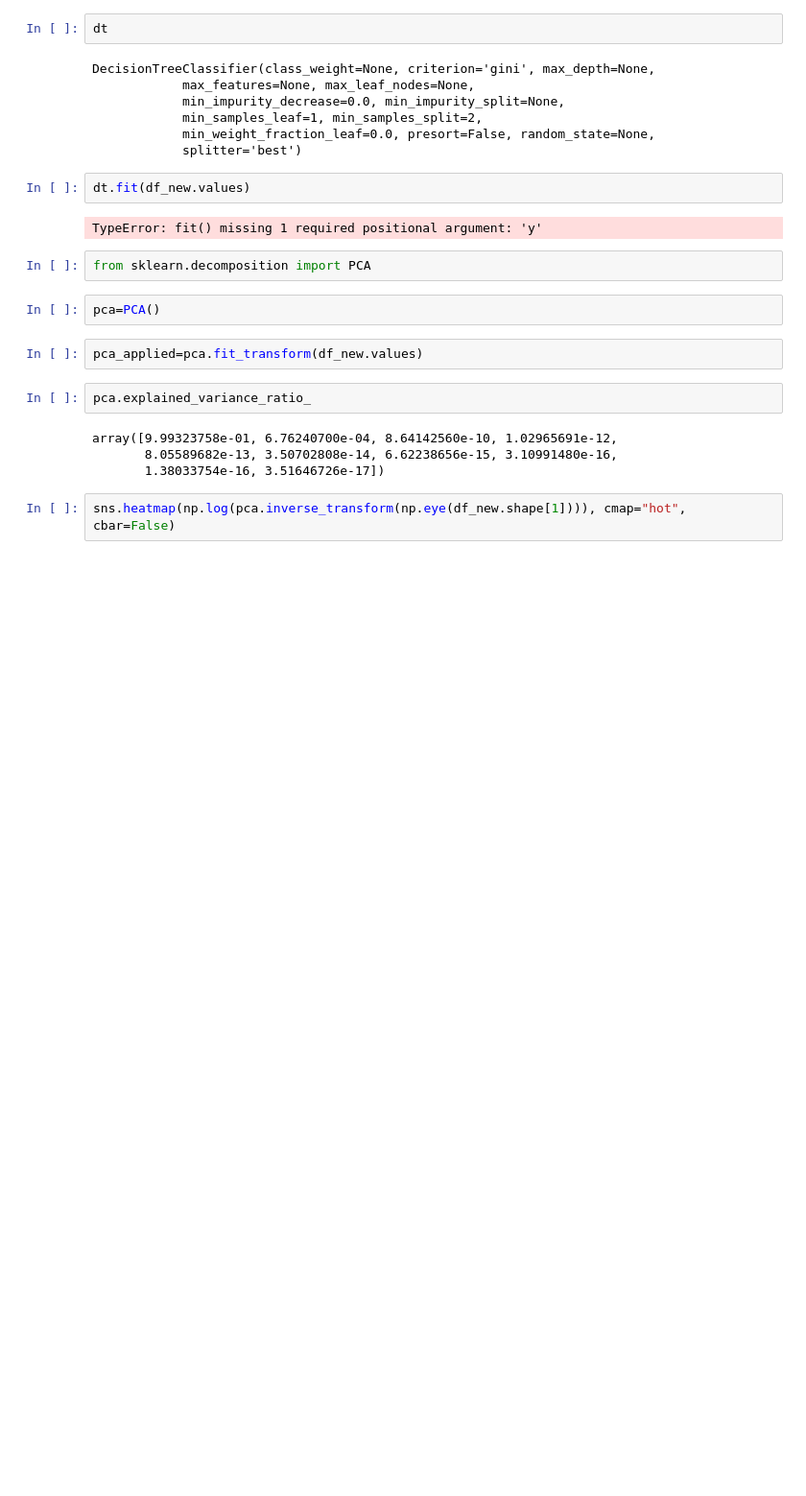
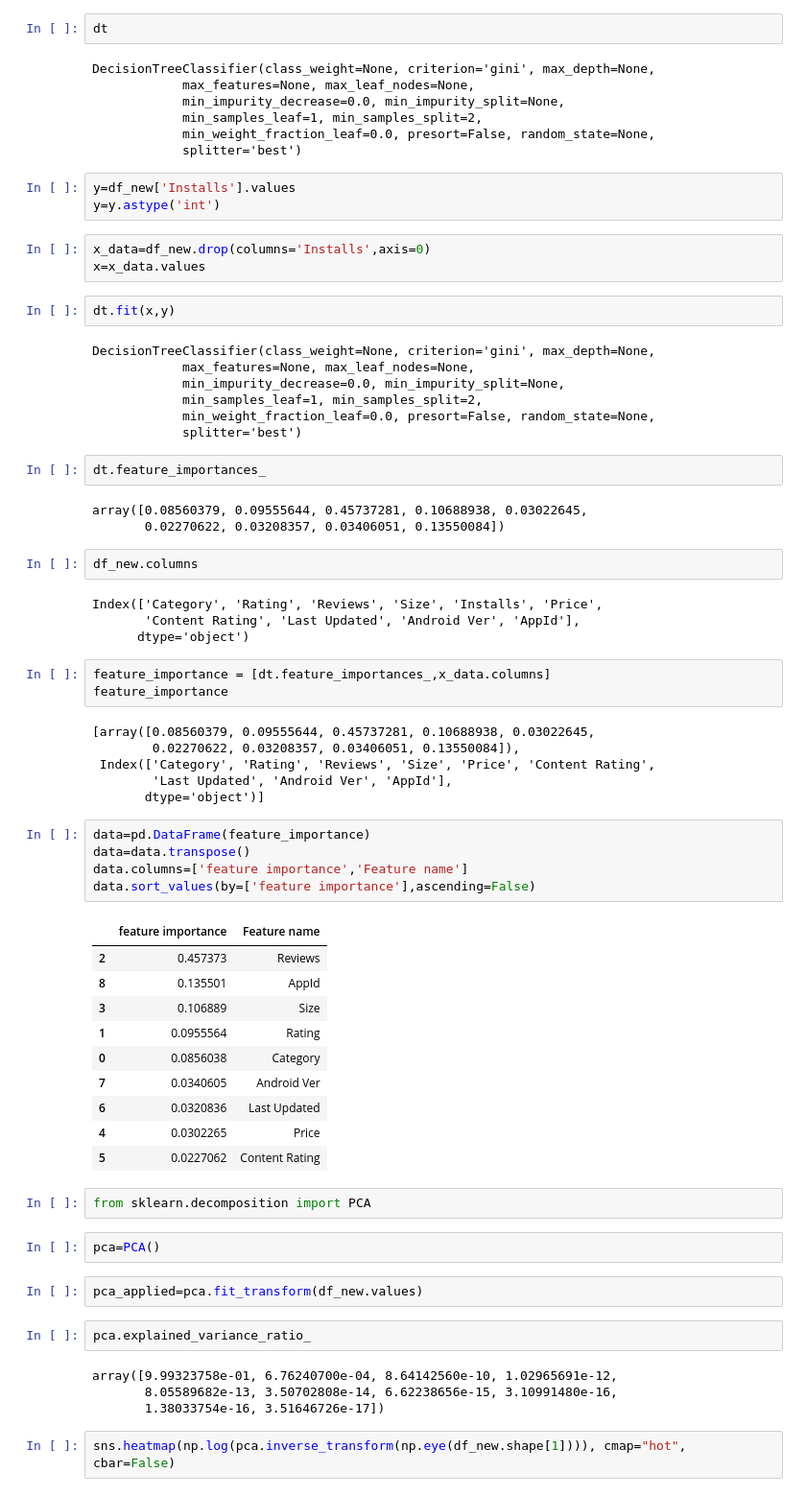
Before and after one commit to Kashish-Chugh/EDA_Play_Store_Apps, a Jupyter notebook: EDA_Google_Play_Store_App_Latest.ipynb, the cells around one changed output. Shown at 96% size. Drawn from its saved outputs; the diff is of its cells as text; blank space fills up the shorter version.

Commit message:
added decision tree code

```diff
--- a/EDA_Google_Play_Store_App_Latest.ipynb
+++ b/EDA_Google_Play_Store_App_Latest.ipynb
@@ -707,10 +707,57 @@ DecisionTreeClassifier(class_weight=None, criterion='gini', max_depth=None,
             min_samples_leaf=1, min_samples_split=2,
             min_weight_fraction_leaf=0.0, presort=False, random_state=None,
             splitter='best')
+# %%
+y=df_new['Installs'].values
+y=y.astype('int')
+# %%
+x_data=df_new.drop(columns='Installs',axis=0)
+x=x_data.values
 # %%
-dt.fit(df_new.values)
+dt.fit(x,y)
 # %% [output]
-TypeError: fit() missing 1 required positional argument: 'y'
+DecisionTreeClassifier(class_weight=None, criterion='gini', max_depth=None,
+            max_features=None, max_leaf_nodes=None,
+            min_impurity_decrease=0.0, min_impurity_split=None,
+            min_samples_leaf=1, min_samples_split=2,
+            min_weight_fraction_leaf=0.0, presort=False, random_state=None,
+            splitter='best')
+# %%
+dt.feature_importances_
+# %% [output]
+array([0.08560379, 0.09555644, 0.45737281, 0.10688938, 0.03022645,
+       0.02270622, 0.03208357, 0.03406051, 0.13550084])
+# %%
+df_new.columns
+# %% [output]
+Index(['Category', 'Rating', 'Reviews', 'Size', 'Installs', 'Price',
+       'Content Rating', 'Last Updated', 'Android Ver', 'AppId'],
+      dtype='object')
+# %%
+feature_importance = [dt.feature_importances_,x_data.columns]
+feature_importance
+# %% [output]
+[array([0.08560379, 0.09555644, 0.45737281, 0.10688938, 0.03022645,
+        0.02270622, 0.03208357, 0.03406051, 0.13550084]),
+ Index(['Category', 'Rating', 'Reviews', 'Size', 'Price', 'Content Rating',
+        'Last Updated', 'Android Ver', 'AppId'],
+       dtype='object')]
+# %%
+data=pd.DataFrame(feature_importance)
+data=data.transpose()
+data.columns=['feature importance','Feature name']
+data.sort_values(by=['feature importance'],ascending=False)
+# %% [output]
+|  | feature importance | Feature name |
+| 2 | 0.457373 | Reviews |
+| 8 | 0.135501 | AppId |
+| 3 | 0.106889 | Size |
+| 1 | 0.0955564 | Rating |
+| 0 | 0.0856038 | Category |
+| 7 | 0.0340605 | Android Ver |
+| 6 | 0.0320836 | Last Updated |
+| 4 | 0.0302265 | Price |
+| 5 | 0.0227062 | Content Rating |
 # %%
 from sklearn.decomposition import PCA
 # %%
```
Also changed, not shown: parts of 2 cells of this notebook.
